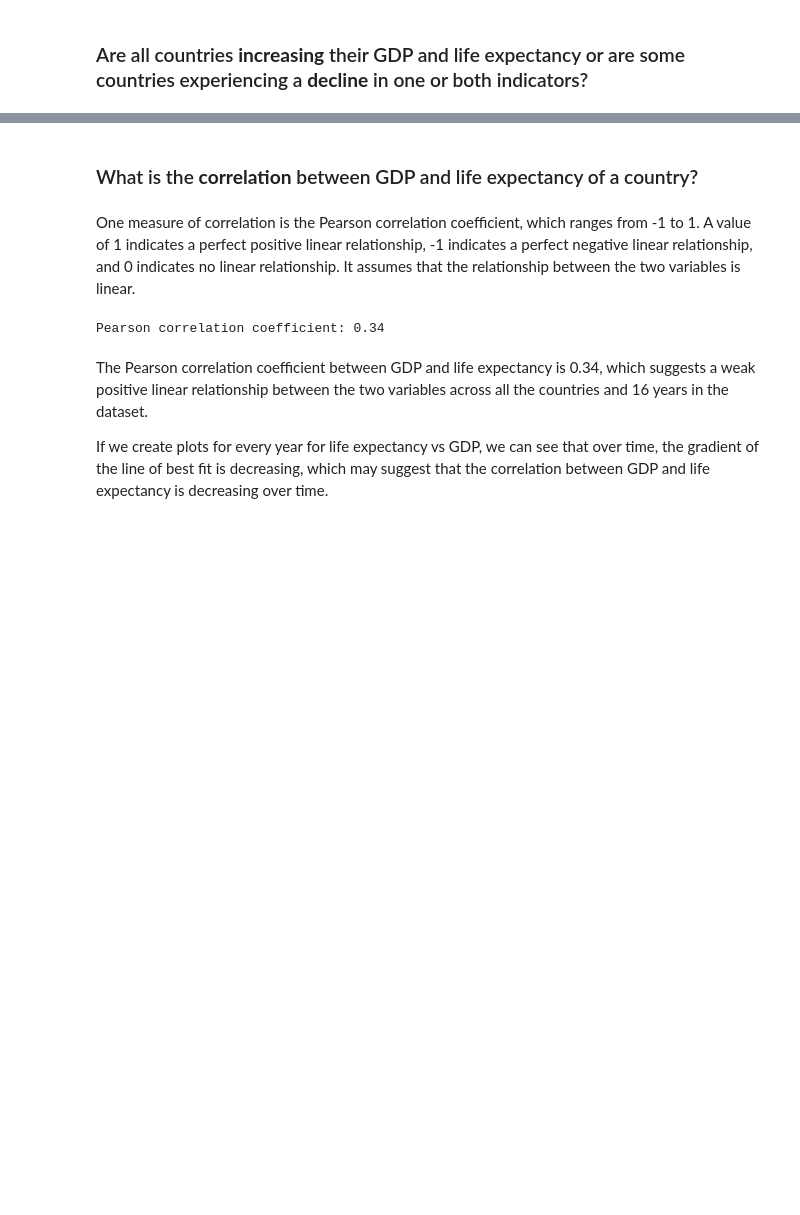
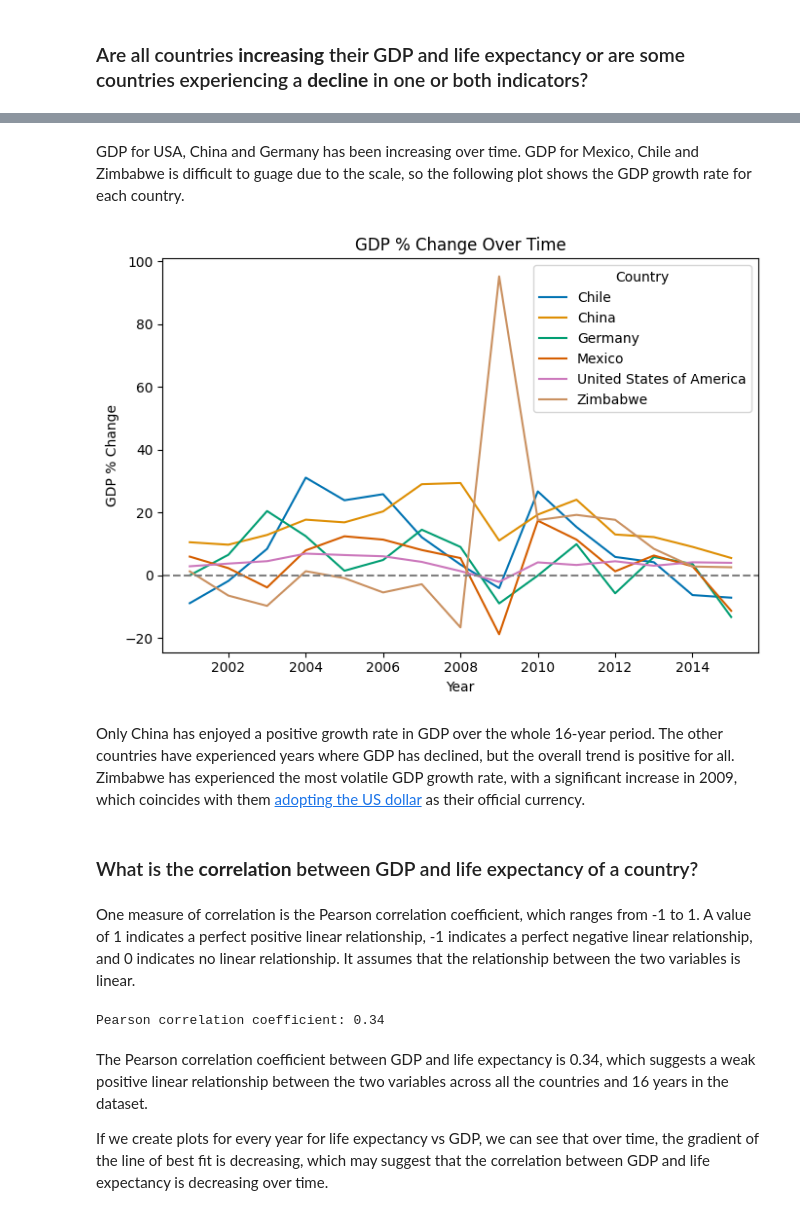
Before and after one commit to alanjameschapman/Life-Expectancy-and-GDP-Starter, a Jupyter notebook: life_expectancy_gdp.ipynb, the cells around one changed output, grey strips where cells are left out. Saved outputs shown, nothing was run; the diff lists cells and outputs as text; code cells hidden in the pictures; blank space fills up the shorter version.

```diff
--- a/life_expectancy_gdp.ipynb
+++ b/life_expectancy_gdp.ipynb
@@ -399,3 +380,36 @@ GDP is clearly increasing for all countries in the dataset, with the USA having
+# %% [markdown]
+GDP for USA, China and Germany has been increasing over time. GDP for Mexico, Chile and Zimbabwe is difficult to guage due to the scale, so the following plot shows the GDP growth rate for each country.
+# %%
+# Create a new figure
+plt.figure(figsize=(7, 5))
+sns.set_palette('colorblind')
+
+# Loop through each country and plot the GDP % change
+for country in df['Country'].unique():
+    country_df = df[df['Country'] == country].copy()  # Use .copy() to avoid SettingWithCopyWarning
+    country_df['GDP % change'] = country_df['GDP'].pct_change() * 100
+    sns.lineplot(x='Year', y='GDP % change', data=country_df, label=country)
+
+# Set the title and labels
+plt.title('GDP % Change Over Time')
+plt.ylabel('GDP % Change')
+plt.xlabel('Year')
+
+# add horizontal line at 0
+plt.axhline(0, color='grey', linestyle='--')
+
+# Add the legend
+plt.legend(title='Country')
+
+# Adjust the layout
+plt.tight_layout()
+
+# Show the plot
+plt.show()
+# %% [output]
+[figure, added]
+# %% [markdown]
+Only China has enjoyed a positive growth rate in GDP over the whole 16-year period. The other countries have experienced years where GDP has declined, but the overall trend is positive for all. Zimbabwe has experienced the most volatile GDP growth rate, with a significant increase in 2009, which coincides with them [adopting the US dollar](https://www.bbc.com/news/world-africa-42013720) as their official currency.
 # %% [markdown]
 ### What is the **correlation** between GDP and life expectancy of a country?
 # %% [markdown]
```
Also changed, not shown: parts of 19 cells of this notebook, 1 other file.
